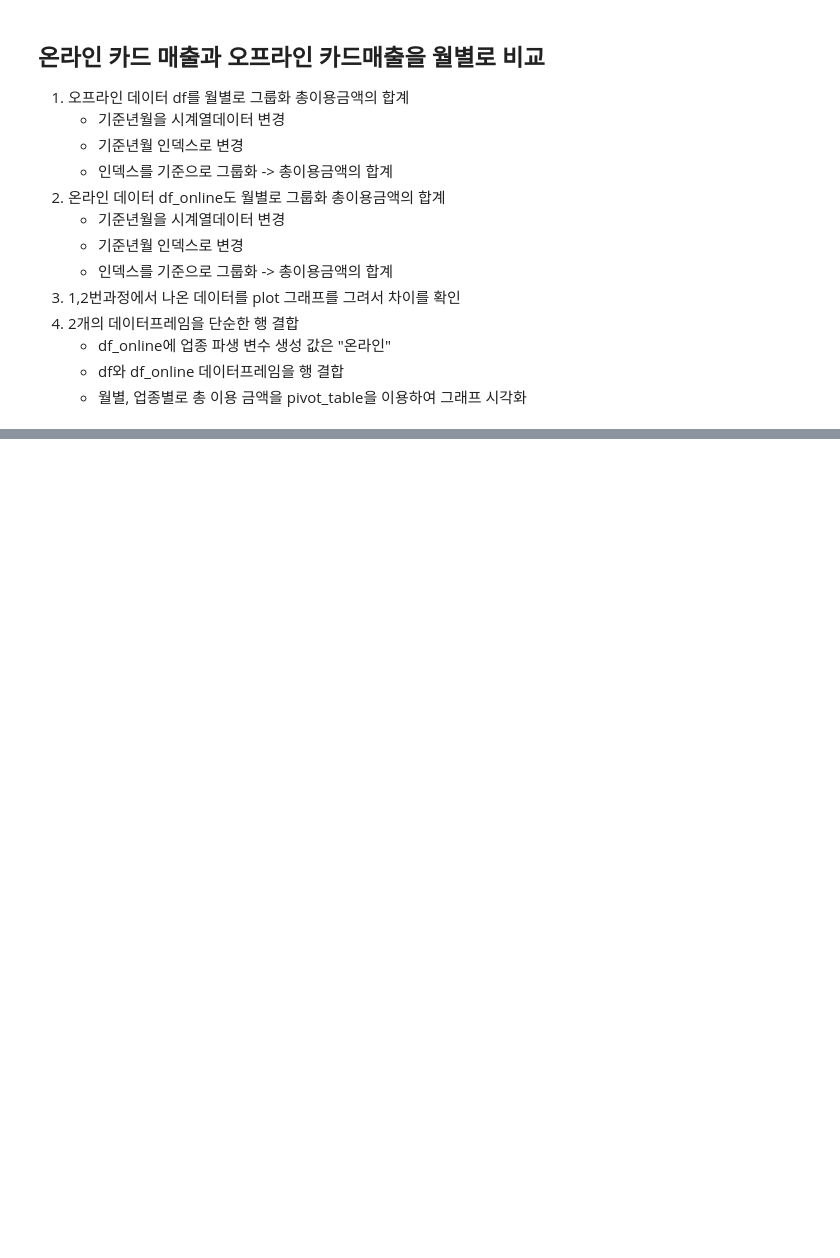
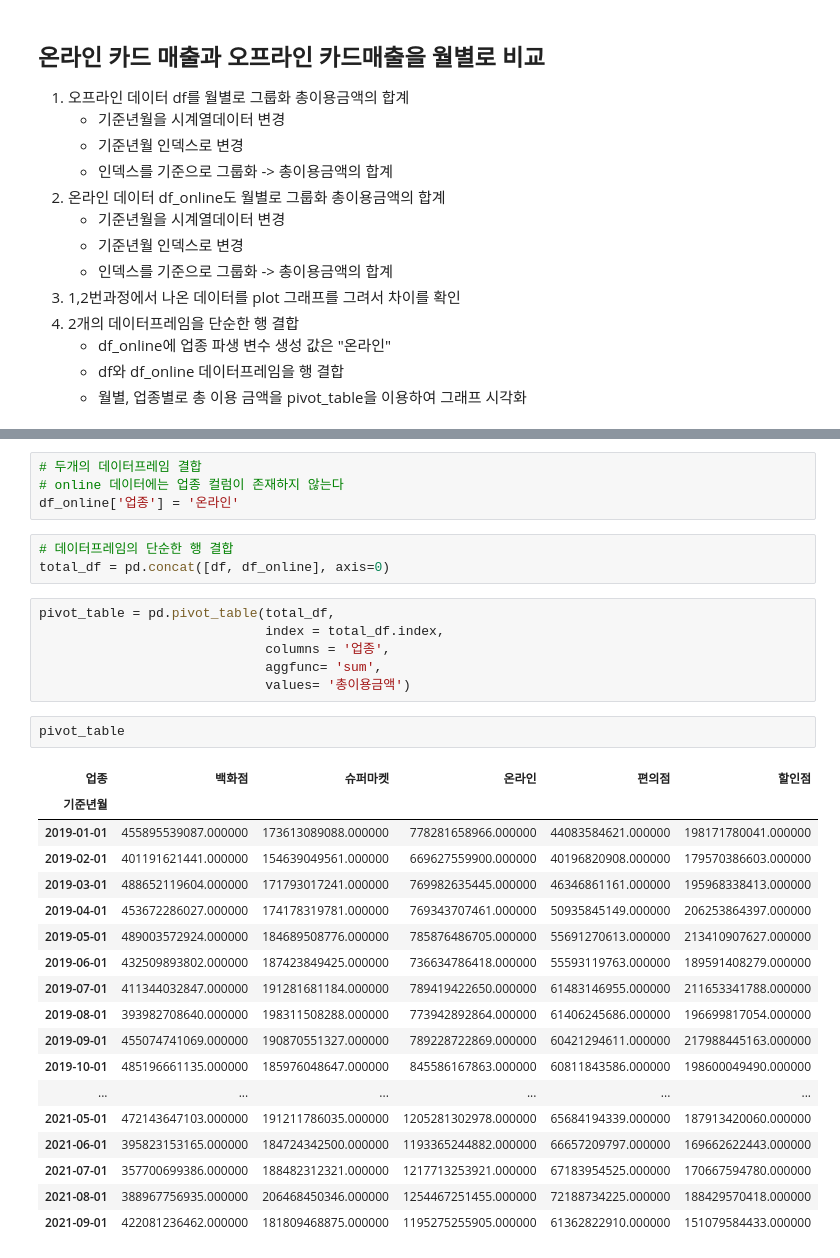
Before and after one commit to bsmoon-86/ezen-python, a Jupyter notebook: 230318/연습문제.ipynb, the cells around one changed output, grey strips where cells are left out. Saved outputs shown, nothing was run; the diff lists cells and outputs as text; blank space fills up the shorter version.

```diff
--- a/230318/연습문제.ipynb
+++ b/230318/연습문제.ipynb
@@ -37,0 +181,34 @@
+# %%
+# 두개의 데이터프레임 결합
+# online 데이터에는 업종 컬럼이 존재하지 않는다
+df_online['업종'] = '온라인'
+# %%
+# 데이터프레임의 단순한 행 결합
+total_df = pd.concat([df, df_online], axis=0)
+# %%
+pivot_table = pd.pivot_table(total_df,
+                             index = total_df.index,
+                             columns = '업종',
+                             aggfunc= 'sum',
+                             values= '총이용금액')
+# %%
+pivot_table
+# %% [output]
+| 업종 | 백화점 | 슈퍼마켓 | 온라인 | 편의점 | 할인점 |
+| 기준년월 |  |  |  |  |  |
+| 2019-01-01 | 455895539087.000000 | 173613089088.000000 | 778281658966.000000 | 44083584621.000000 | 198171780041.000000 |
+| 2019-02-01 | 401191621441.000000 | 154639049561.000000 | 669627559900.000000 | 40196820908.000000 | 179570386603.000000 |
+| 2019-03-01 | 488652119604.000000 | 171793017241.000000 | 769982635445.000000 | 46346861161.000000 | 195968338413.000000 |
+| 2019-04-01 | 453672286027.000000 | 174178319781.000000 | 769343707461.000000 | 50935845149.000000 | 206253864397.000000 |
+| 2019-05-01 | 489003572924.000000 | 184689508776.000000 | 785876486705.000000 | 55691270613.000000 | 213410907627.000000 |
+| 2019-06-01 | 432509893802.000000 | 187423849425.000000 | 736634786418.000000 | 55593119763.000000 | 189591408279.000000 |
+| 2019-07-01 | 411344032847.000000 | 191281681184.000000 | 789419422650.000000 | 61483146955.000000 | 211653341788.000000 |
+| 2019-08-01 | 393982708640.000000 | 198311508288.000000 | 773942892864.000000 | 61406245686.000000 | 196699817054.000000 |
+| 2019-09-01 | 455074741069.000000 | 190870551327.000000 | 789228722869.000000 | 60421294611.000000 | 217988445163.000000 |
+| 2019-10-01 | 485196661135.000000 | 185976048647.000000 | 845586167863.000000 | 60811843586.000000 | 198600049490.000000 |
+| ... | ... | ... | ... | ... | ... |
+| 2021-05-01 | 472143647103.000000 | 191211786035.000000 | 1205281302978.000000 | 65684194339.000000 | 187913420060.000000 |
+| 2021-06-01 | 395823153165.000000 | 184724342500.000000 | 1193365244882.000000 | 66657209797.000000 | 169662622443.000000 |
+| 2021-07-01 | 357700699386.000000 | 188482312321.000000 | 1217713253921.000000 | 67183954525.000000 | 170667594780.000000 |
+| 2021-08-01 | 388967756935.000000 | 206468450346.000000 | 1254467251455.000000 | 72188734225.000000 | 188429570418.000000 |
+| 2021-09-01 | 422081236462.000000 | 181809468875.000000 | 1195275255905.000000 | 61362822910.000000 | 151079584433.000000 |
```
Also changed, not shown: parts of 32 cells of this notebook.
